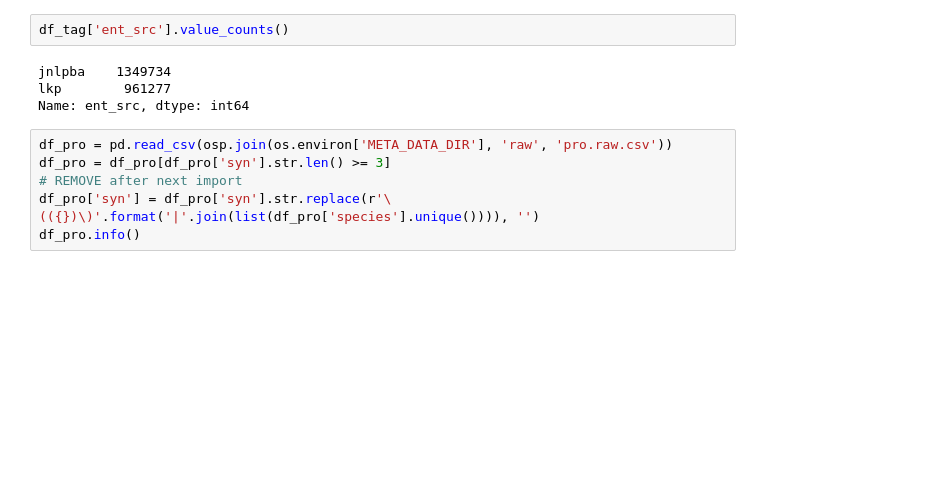
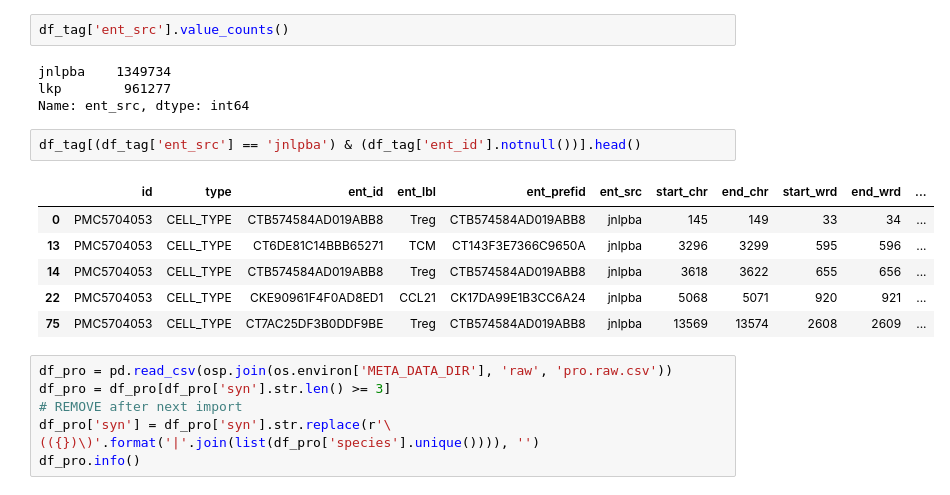
Before and after one commit to hammerlab/t-cell-relation-extraction, a Jupyter notebook: pm_subtype_protein_relations/entity_linking/eda-phenotype.ipynb, the cells around one changed output. Drawn from its saved outputs; the diff is of its cells as text; blank space fills up the shorter version.

```diff
--- a/pm_subtype_protein_relations/entity_linking/eda-phenotype.ipynb
+++ b/pm_subtype_protein_relations/entity_linking/eda-phenotype.ipynb
@@ -38,6 +38,15 @@ df_tag['ent_src'].value_counts()
 jnlpba    1349734
 lkp        961277
 Name: ent_src, dtype: int64
+# %%
+df_tag[(df_tag['ent_src'] == 'jnlpba') & (df_tag['ent_id'].notnull())].head()
+# %% [output]
+|  | id | type | ent_id | ent_lbl | ent_prefid | ent_src | start_chr | end_chr | start_wrd | end_wrd | ... |
+| 0 | PMC5704053 | CELL_TYPE | CTB574584AD019ABB8 | Treg | CTB574584AD019ABB8 | jnlpba | 145 | 149 | 33 | 34 | ... |
+| 13 | PMC5704053 | CELL_TYPE | CT6DE81C14BBB65271 | TCM | CT143F3E7366C9650A | jnlpba | 3296 | 3299 | 595 | 596 | ... |
+| 14 | PMC5704053 | CELL_TYPE | CTB574584AD019ABB8 | Treg | CTB574584AD019ABB8 | jnlpba | 3618 | 3622 | 655 | 656 | ... |
+| 22 | PMC5704053 | CELL_TYPE | CKE90961F4F0AD8ED1 | CCL21 | CK17DA99E1B3CC6A24 | jnlpba | 5068 | 5071 | 920 | 921 | ... |
+| 75 | PMC5704053 | CELL_TYPE | CT7AC25DF3B0DDF9BE | Treg | CTB574584AD019ABB8 | jnlpba | 13569 | 13574 | 2608 | 2609 | ... |
 # %%
 df_pro = pd.read_csv(osp.join(os.environ['META_DATA_DIR'], 'raw', 'pro.raw.csv'))
 df_pro = df_pro[df_pro['syn'].str.len() >= 3]
```
Also changed, not shown: parts of 3 cells of this notebook, 2 other files.
